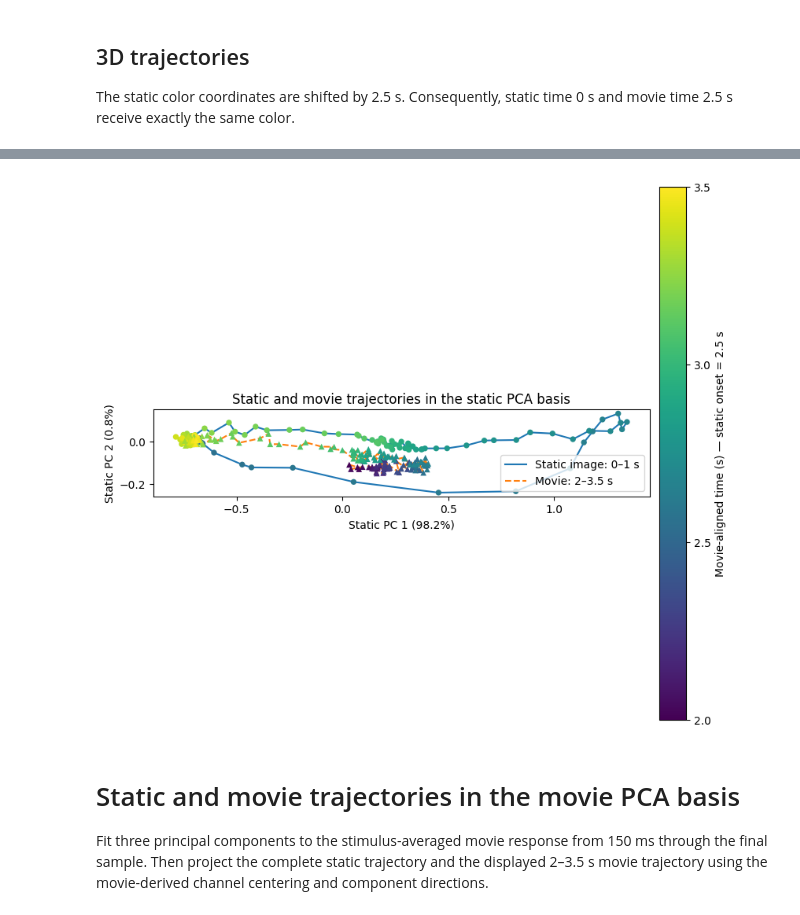
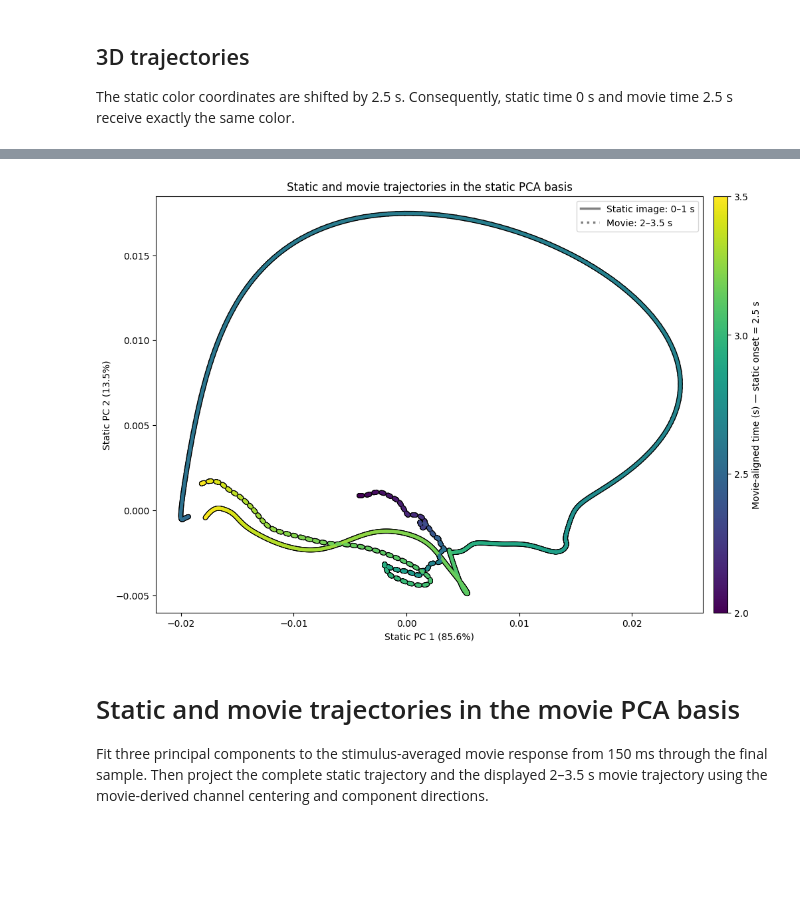
Before and after one commit to TizianoCausin01/static_dynamic, a Jupyter notebook: python_scripts/scripts/static_movie_pca_trajectory.ipynb, the cells around one changed output, grey strips where cells are left out. Cells and saved outputs as stored; diff of their text form; code cells hidden in the pictures; blank space fills up the shorter version.

Commit message:
Add good-channel range, smoothing and gradient overlays to PCA trajectory notebook
Co-Authored-By: Claude Opus 5.5 <noreply@anthropic.com>

```diff
--- a/python_scripts/scripts/static_movie_pca_trajectory.ipynb
+++ b/python_scripts/scripts/static_movie_pca_trajectory.ipynb
@@ -36,8 +39,10 @@ from useful_stuff.general_utils import TimeSeries
 # %%
 @dataclass
 class Cfg:
-    static_exp_name: str = "baby1_260718to27"#  "red_20260726to27" #
-    dynamic_exp_name: str = "baby1_260716to24" #  "red_20260720to24" #
+    static_exp_name: str = 'red_20260726to0925' #'paul_20260901to0925' #'baby1_260718to0727'#
+    dynamic_exp_name: str ='red_20260720to0928' #   'paul_20260831to0927' #'baby1_260716to0928' #
+    # One-based MATLAB channel range, both ends included; None = all channels.
+    good_channels: tuple[int, int] | None = (1, 64) #(84, 186) #
     use_reliable_channels: bool = True
     reliable_channels_config: Path | None = None
     reliable_channels_key: str | None = None
@@ -46,6 +51,15 @@ class Cfg:
     movie_window_s: tuple[float, float] = (2.0, 3.5)
     movie_pca_start_s: float = 0.15
     static_alignment_s: float = 2.5
+    # Gaussian sigma (ms) applied along time to the plotted PCA scores; 0 = raw.
+    trajectory_smoothing_ms: float = 20
+    # 2D overlays: line width of the stimulus-average trajectories.
+    average_linewidth: float = 3.5
+    # Movie dots and gaps, as fractions of the axis size.
+    dot_length: float = 0.006
+    gap_length: float = 0.008
+    # Cubic-spline points per sample interval for the colour gradient.
+    trajectory_upsample: int = 10
     cmap: str = "viridis"
 
 
@@ -141,8 +185,9 @@ Movie PCA fit: 335 timepoints (0.15 s to end)
 `PCA.transform` applies both the static-derived channel centering and the static-derived component directions to the movie signal.
 # %%
 static_pca = PCA(n_components=3)
-static_scores = static_pca.fit_transform(static_signal)
-movie_scores = static_pca.transform(movie_signal[movie_mask])
+static_scores = smooth_scores(static_pca.fit_transform(static_signal))
+# Smooth the full movie projection before windowing to avoid edge effects at 2 s.
+movie_scores = smooth_scores(static_pca.transform(movie_signal))[movie_mask]
 movie_window_times_s = movie_times_s[movie_mask]
 
 print("Explained variance: " + ", ".join(
@@ -215,39 +260,44 @@ plt.plot(movie_scores[:,0])
 # %%
-figure, axis = plt.subplots(figsize=(8, 7), constrained_layout=True)
+"""
+plot_overlay_2d
+Plot PC1-PC2 stimulus-average trajectories of both conditions, coloured by
+time: solid static and dotted movie.
 
-axis.plot(
-    static_scores[:, 0], static_scores[:, 1],
-    color="tab:blue", linewidth=1.5, label="Static image: 0–1 s", zorder=1,
-)
-axis.plot(
-    movie_scores[:, 0], movie_scores[:, 1],
-    color="tab:orange", linewidth=1.5, linestyle="--",
-    label="Movie: 2–3.5 s", zorder=1,
-)
-axis.scatter(
-    static_scores[:, 0], static_scores[:, 1],
-    c=static_color_times_s, cmap=cfg.cmap, norm=color_norm,
-    marker="o", s=28, edgecolor="none", zorder=2,
-)
-points = axis.scatter(
-    movie_scores[:, 0], movie_scores[:, 1],
-    c=movie_window_times_s, cmap=cfg.cmap, norm=color_norm,
-    marker="^", s=30, edgecolor="none", zorder=2,
-)
+INPUT:
+    - static_average: np.ndarray -> (time, components) static average scores
+    - movie_average: np.ndarray -> (time, components) movie average scores
+    - pca: sklearn.decomposition.PCA -> basis, for the explained-variance labels
+    - basis_name: str -> "Static" or "Movie", used in labels and title
 
-axis.set(
-    xlabel=f"Static PC 1 ({static_pca.explained_variance_ratio_[0]:.1%})",
-    ylabel=f"Static PC 2 ({static_pca.explained_variance_ratio_[1]:.1%})",
-    title="Static and movie trajectories in the static PCA basis",
-)
-axis.set_aspect("equal", adjustable="box")
-axis.legend()
-colorbar = figure.colorbar(points, ax=axis, pad=0.02)
-colorbar.set_label("Movie-aligned time (s) — static onset = 2.5 s")
-colorbar.set_ticks([2.0, 2.5, 3.0, 3.5])
+OUTPUT:
+    - figure: matplotlib.figure.Figure -> drawn figure
+"""
+def plot_overlay_2d(static_average, movie_average, pca, basis_name):
+    figure, axis = plt.subplots(figsize=(10, 7), constrained_layout=True)
+    average_line = plot_static_movie_trajectories_2d(
+        axis, static_average, movie_average,
+        static_color_times_s, movie_window_times_s, cfg.cmap, color_norm,
+        linewidth=cfg.average_linewidth, upsample=cfg.trajectory_upsample,
+        dot_length=cfg.dot_length, gap_length=cfg.gap_length,
+        static_label="Static image: 0–1 s", movie_label="Movie: 2–3.5 s",
+    )
+    axis.set(
+        xlabel=f"{basis_name} PC 1 ({pca.explained_variance_ratio_[0]:.1%})",
+        ylabel=f"{basis_name} PC 2 ({pca.explained_variance_ratio_[1]:.1%})",
+        title=f"Static and movie trajectories in the {basis_name.lower()} PCA basis",
+    )
+    # Thin colorbar spanning the same height as the y axis.
+    colorbar = figure.colorbar(average_line, ax=axis, fraction=0.03, aspect=30, pad=0.02)
+    colorbar.set_label("Movie-aligned time (s) — static onset = 2.5 s")
+    colorbar.set_ticks([2.0, 2.5, 3.0, 3.5])
+    return figure
+# EOF
+
+
+plot_overlay_2d(static_scores, movie_scores, static_pca, "Static")
 plt.show()
 # %% [output]
-[figure, old version]
+[figure, new version]
 # %% [markdown]
 # Static and movie trajectories in the movie PCA basis
 
```
Also changed, not shown: parts of 13 cells of this notebook.
